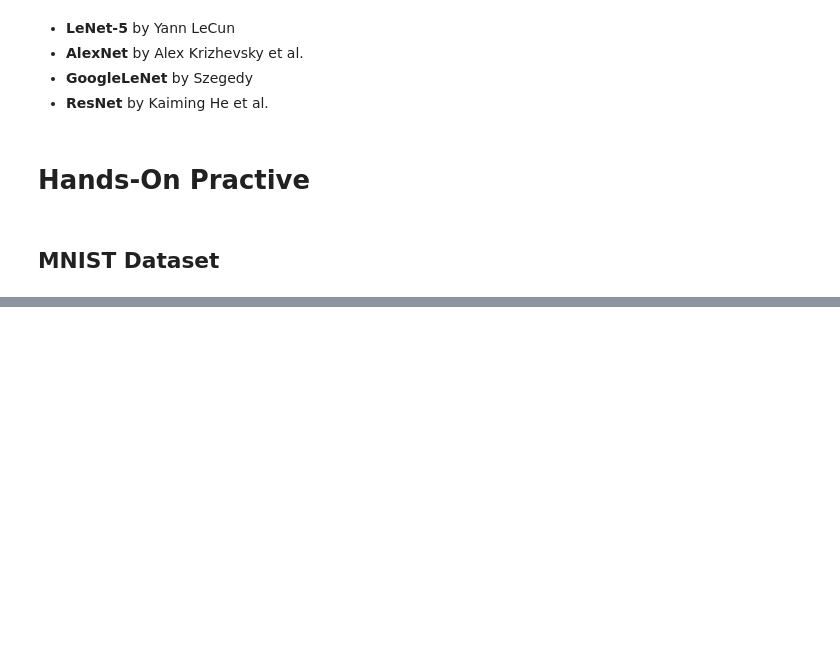
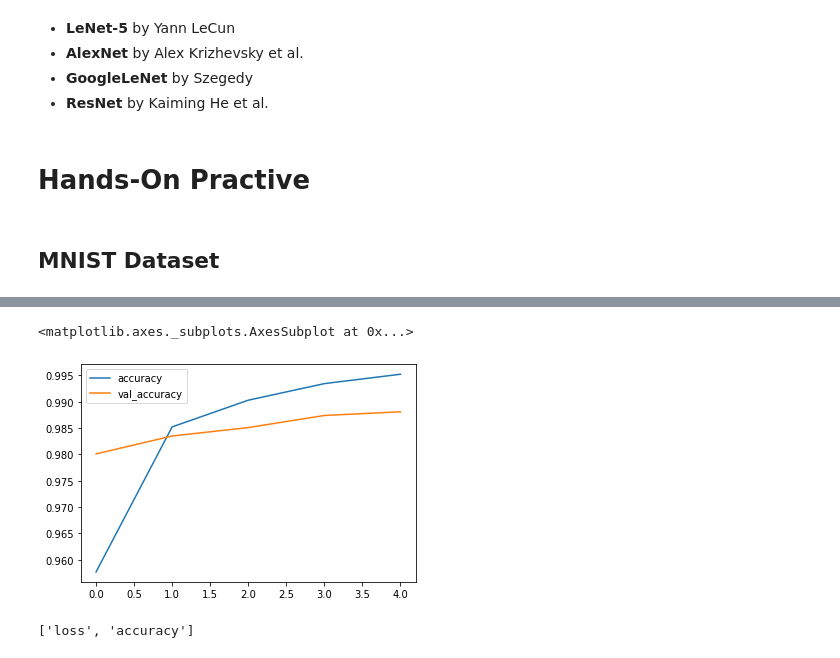
Before and after one commit to Dimisz/tensorflow_lectures, a Jupyter notebook: CNN_lecture.ipynb, the cells around one changed output, grey strips where cells are left out. Saved outputs shown, nothing was run; the diff lists cells and outputs as text; code cells hidden in the pictures; blank space fills up the shorter version.

```diff
--- a/CNN_lecture.ipynb
+++ b/CNN_lecture.ipynb
@@ -75,0 +249,9 @@ During training, units are randomly dropped, along with their connections.
+# %%
+metrics[['accuracy', 'val_accuracy']].plot()
+# %% [output]
+<matplotlib.axes._subplots.AxesSubplot at 0x...>
+[figure, added]
+# %%
+model.metrics_names
+# %% [output]
+['loss', 'accuracy']
```
Also changed, not shown: parts of 88 cells of this notebook.
